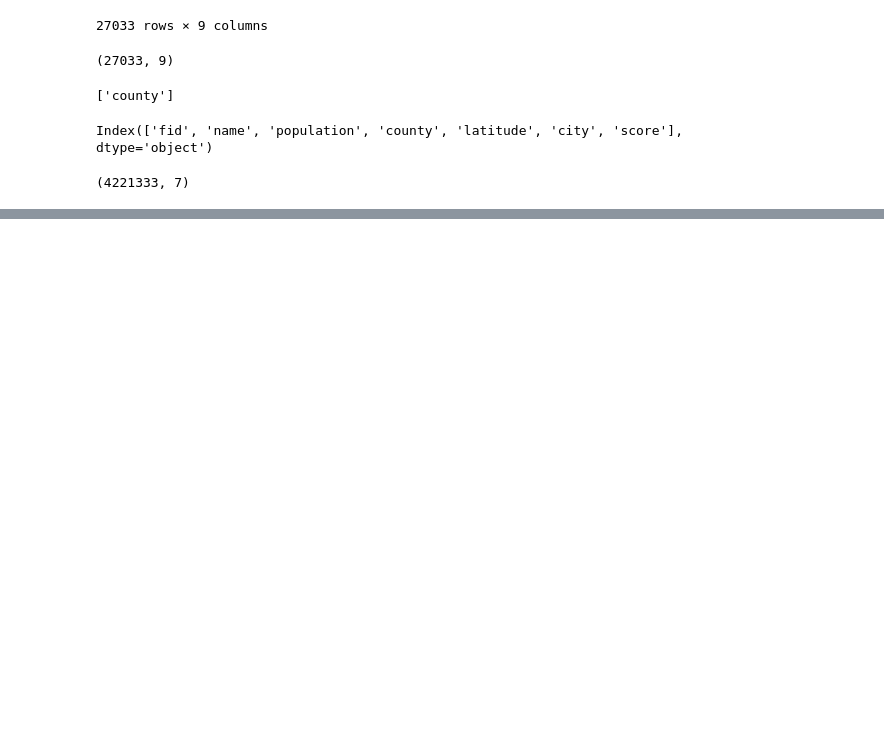
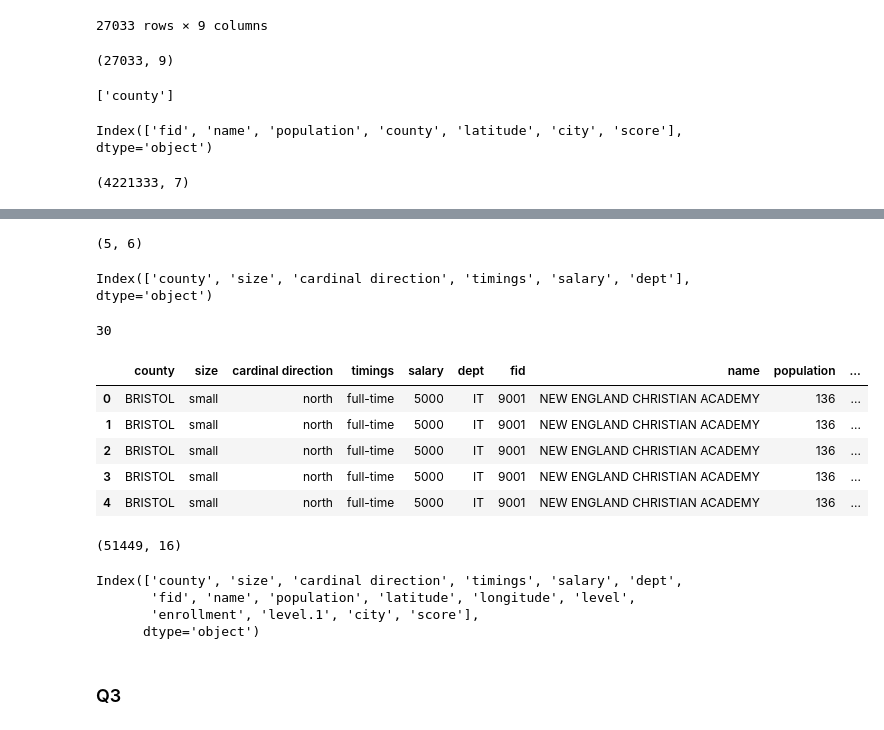
Before and after one commit to syedukkashah/ML-Fall-25, a Jupyter notebook: Lab/02/02.ipynb, the cells around one changed output, grey strips where cells are left out. Saved outputs shown, nothing was run; the diff lists cells and outputs as text; code cells hidden in the pictures; blank space fills up the shorter version.

```diff
--- a/Lab/02/02.ipynb
+++ b/Lab/02/02.ipynb
@@ -101,0 +104,10 @@ comboAC.shape
+# %%
+customizedData = {
+    "county": ["BRISTOL", "WORCESTER", "FRANKLIN", "HAMPDEN", "HAMPDEN"],
+    "size": ["small", "medium", "high", "medium", "small"],
+    "cardinal direction" : ["north", 'south', 'east', 'west', 'north'],
+    "timings" : ["full-time", "full-time", "part-time", 'part-time', 'full-time'],
+    "salary" : [5000, 3500, 4700, 5400, 6000],
+    "dept" : ["IT", "HR", "PR", "IT", "IT"]
+}
+myDF = pd.DataFrame(customizedData)
@@ -101,0 +123,38 @@ comboAC.shape
+# %%
+myDF.shape
+# %% [output]
+(5, 6)
+# %%
+myDF.columns
+# %% [output]
+Index(['county', 'size', 'cardinal direction', 'timings', 'salary', 'dept'], dtype='object')
+# %%
+myDF.size
+# %% [output]
+30
+# %%
+mergedDF = pd.merge(myDF, d1a, how = 'inner', on = 'county')
+mergedDF = pd.merge(mergedDF,d1b, how = 'inner', on = ['county', 'name', 'population'])
+mergedDF = pd.merge(mergedDF,d1c, how = 'inner', on = 'county')
+# %%
+mergedDF.head()
+# %% [output]
+|  | county | size | cardinal direction | timings | salary | dept | fid | name | population | ... |
+| 0 | BRISTOL | small | north | full-time | 5000 | IT | 9001 | NEW ENGLAND CHRISTIAN ACADEMY | 136 | ... |
+| 1 | BRISTOL | small | north | full-time | 5000 | IT | 9001 | NEW ENGLAND CHRISTIAN ACADEMY | 136 | ... |
+| 2 | BRISTOL | small | north | full-time | 5000 | IT | 9001 | NEW ENGLAND CHRISTIAN ACADEMY | 136 | ... |
+| 3 | BRISTOL | small | north | full-time | 5000 | IT | 9001 | NEW ENGLAND CHRISTIAN ACADEMY | 136 | ... |
+| 4 | BRISTOL | small | north | full-time | 5000 | IT | 9001 | NEW ENGLAND CHRISTIAN ACADEMY | 136 | ... |
+# %%
+mergedDF.shape
+# %% [output]
+(51449, 16)
+# %%
+mergedDF.columns
+# %% [output]
+Index(['county', 'size', 'cardinal direction', 'timings', 'salary', 'dept',
+       'fid', 'name', 'population', 'latitude', 'longitude', 'level',
+       'enrollment', 'level.1', 'city', 'score'],
+      dtype='object')
+# %% [markdown]
+### Q3
```
Also changed, not shown: parts of 26 cells of this notebook, 1 other file.
